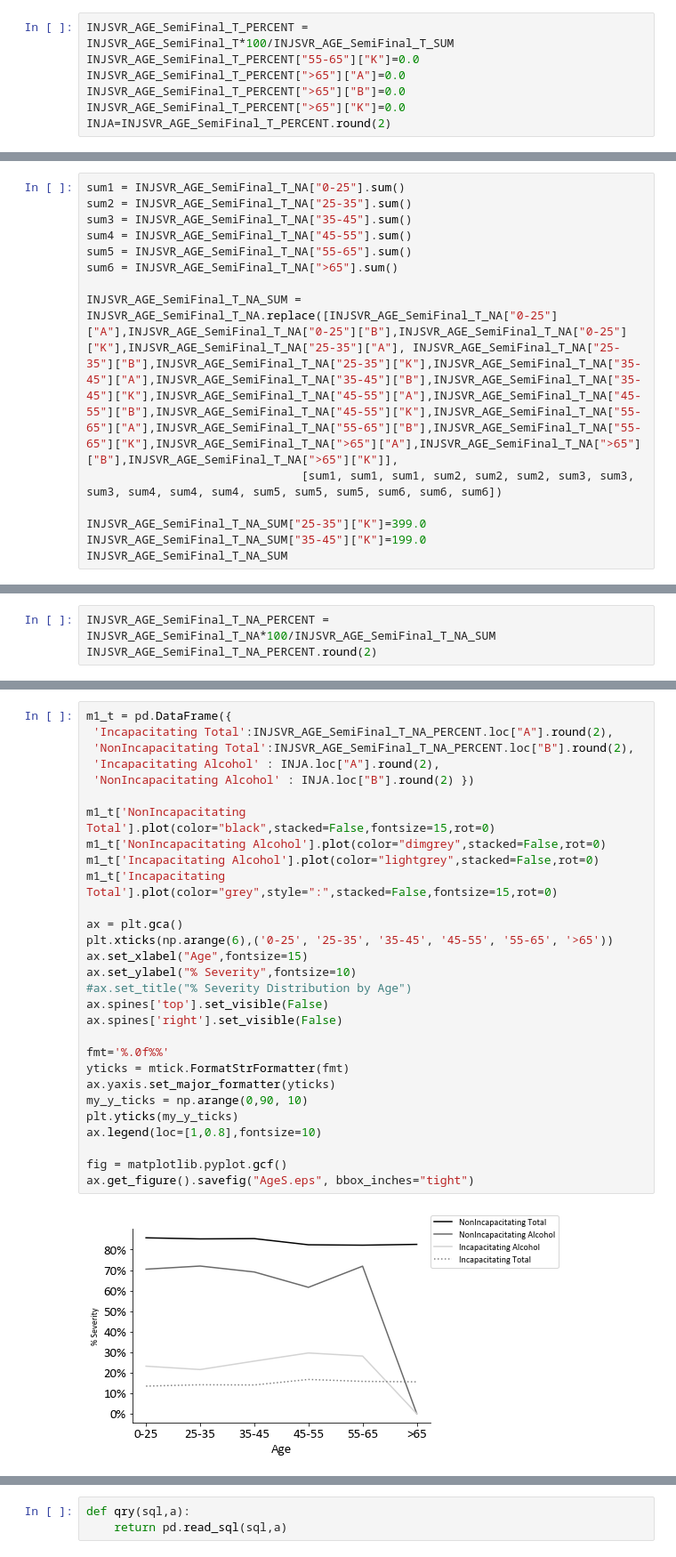
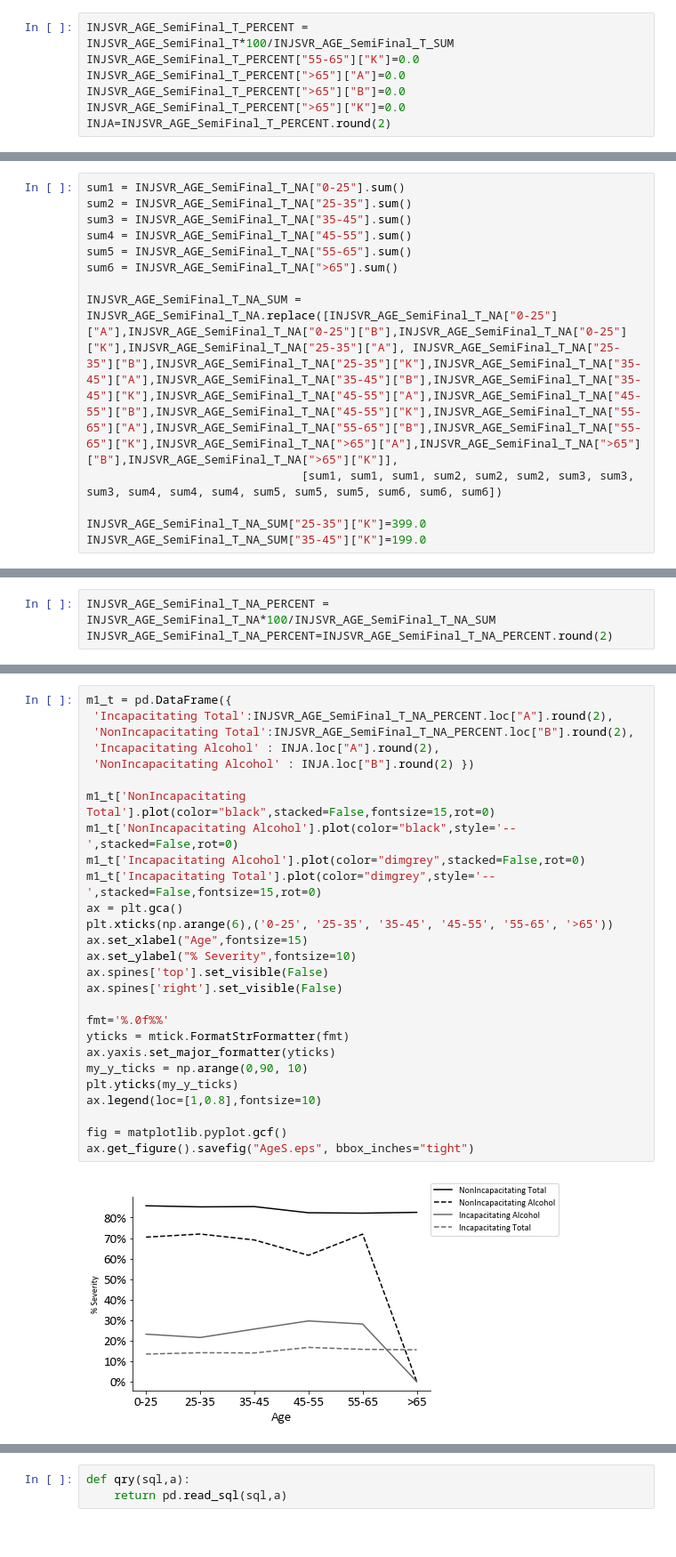
Before and after one commit to tomhuhh/crashthecityofmadison, a Jupyter notebook: Crashes in the City of Madison.ipynb, the cells around one changed output, grey strips where cells are left out. Shown at 89% size. Cells and saved outputs as stored; diff of their text form.

```diff
--- a/Crashes in the City of Madison.ipynb
+++ b/Crashes in the City of Madison.ipynb
@@ -444,4 +376,3 @@ INJSVR_AGE_SemiFinal_T_NA_SUM = INJSVR_AGE_SemiFinal_T_NA.replace([INJSVR_AGE_Se
 
 INJSVR_AGE_SemiFinal_T_NA_SUM["25-35"]["K"]=399.0
 INJSVR_AGE_SemiFinal_T_NA_SUM["35-45"]["K"]=199.0
-INJSVR_AGE_SemiFinal_T_NA_SUM
@@ -454,3 +379,3 @@ INJSVR_AGE_SemiFinal_T_NA_SUM
 # %%
 INJSVR_AGE_SemiFinal_T_NA_PERCENT = INJSVR_AGE_SemiFinal_T_NA*100/INJSVR_AGE_SemiFinal_T_NA_SUM
-INJSVR_AGE_SemiFinal_T_NA_PERCENT.round(2)
+INJSVR_AGE_SemiFinal_T_NA_PERCENT=INJSVR_AGE_SemiFinal_T_NA_PERCENT.round(2)
@@ -463,32 +382,30 @@ INJSVR_AGE_SemiFinal_T_NA_PERCENT.round(2)
 # %%
 m1_t = pd.DataFrame({
  'Incapacitating Total':INJSVR_AGE_SemiFinal_T_NA_PERCENT.loc["A"].round(2),
  'NonIncapacitating Total':INJSVR_AGE_SemiFinal_T_NA_PERCENT.loc["B"].round(2),
  'Incapacitating Alcohol' : INJA.loc["A"].round(2),
  'NonIncapacitating Alcohol' : INJA.loc["B"].round(2) })
 
 m1_t['NonIncapacitating Total'].plot(color="black",stacked=False,fontsize=15,rot=0)
-m1_t['NonIncapacitating Alcohol'].plot(color="dimgrey",stacked=False,rot=0)
-m1_t['Incapacitating Alcohol'].plot(color="lightgrey",stacked=False,rot=0)
-m1_t['Incapacitating Total'].plot(color="grey",style=":",stacked=False,fontsize=15,rot=0)
-
+m1_t['NonIncapacitating Alcohol'].plot(color="black",style='--',stacked=False,rot=0)
+m1_t['Incapacitating Alcohol'].plot(color="dimgrey",stacked=False,rot=0)
+m1_t['Incapacitating Total'].plot(color="dimgrey",style='--',stacked=False,fontsize=15,rot=0)
 ax = plt.gca()
 plt.xticks(np.arange(6),('0-25', '25-35', '35-45', '45-55', '55-65', '>65'))
 ax.set_xlabel("Age",fontsize=15)
 ax.set_ylabel("% Severity",fontsize=10)
-#ax.set_title("% Severity Distribution by Age")
 ax.spines['top'].set_visible(False)
 ax.spines['right'].set_visible(False)
 
 fmt='%.0f%%'
 yticks = mtick.FormatStrFormatter(fmt)
 ax.yaxis.set_major_formatter(yticks)
 my_y_ticks = np.arange(0,90, 10)
 plt.yticks(my_y_ticks)
 ax.legend(loc=[1,0.8],fontsize=10)
 
 fig = matplotlib.pyplot.gcf()
 ax.get_figure().savefig("AgeS.eps", bbox_inches="tight")
 # %% [output]
-[figure, old version]
+[figure, new version]
 # %%
```
Also changed, not shown: parts of 17 cells of this notebook.
